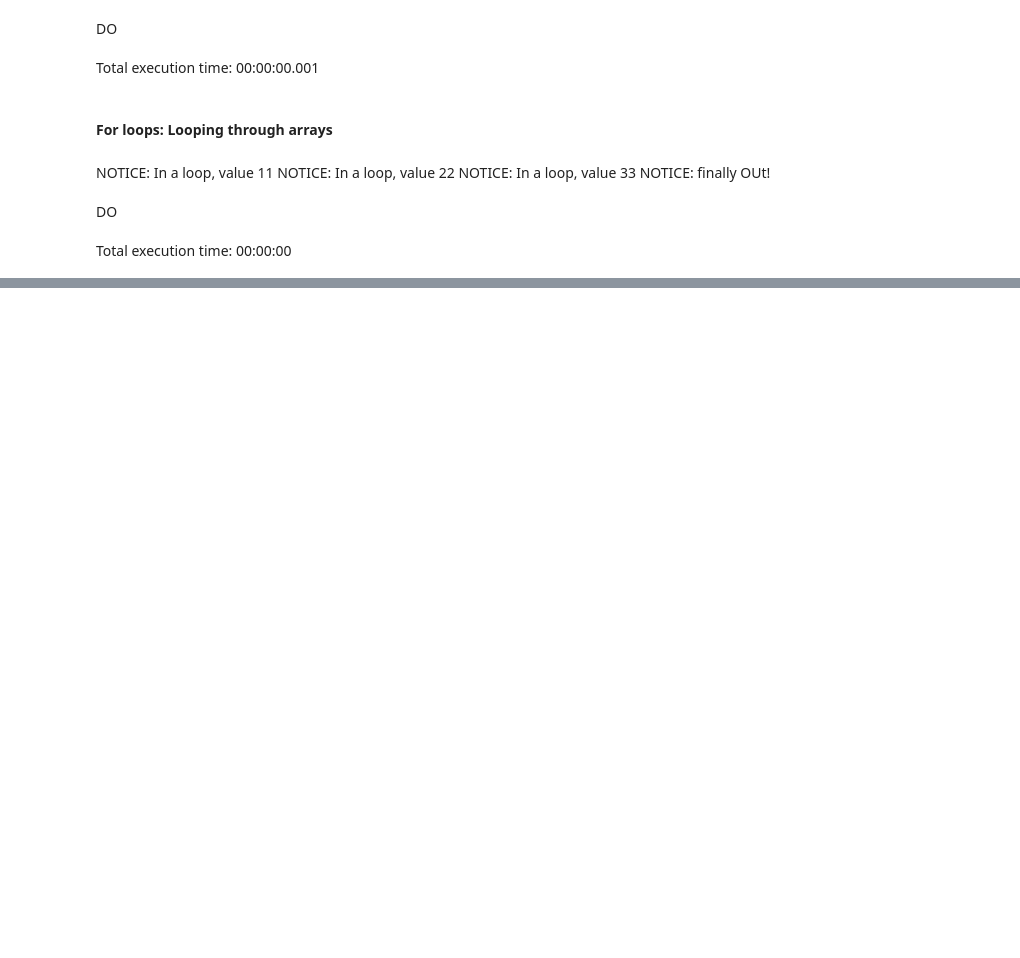
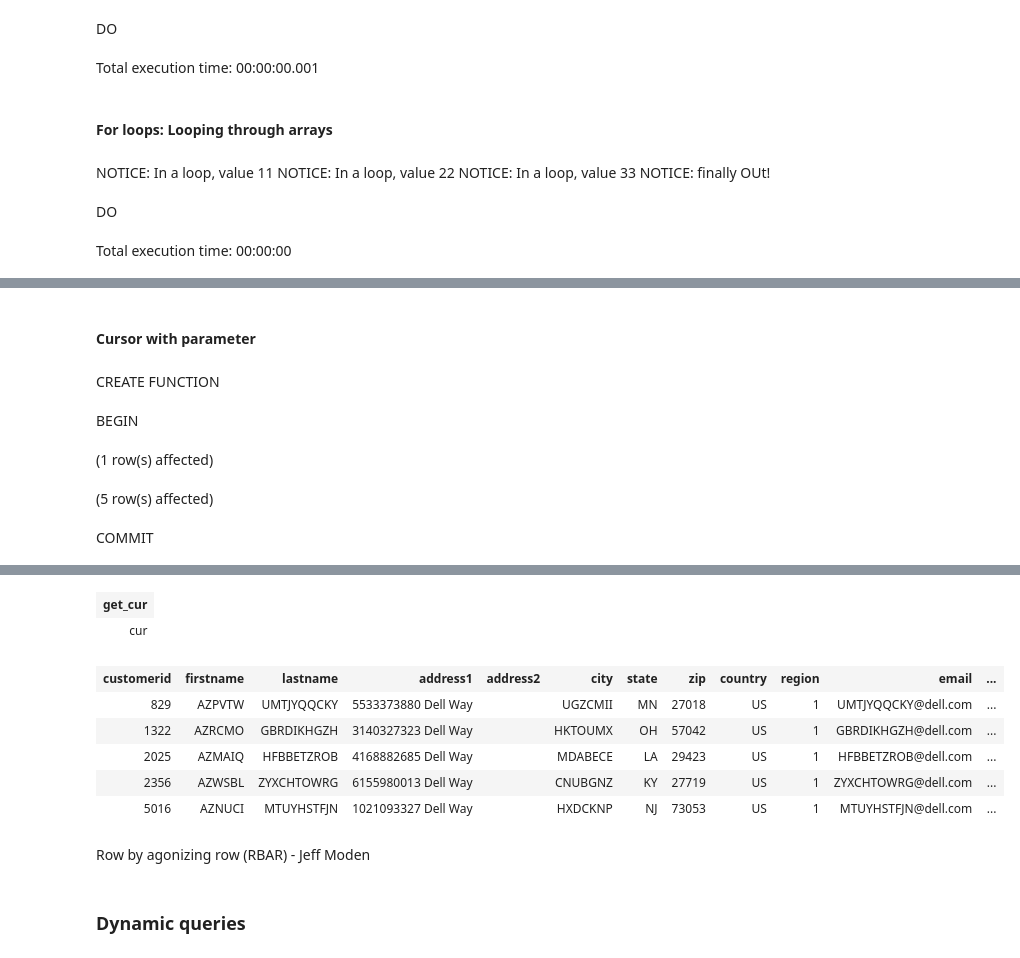
Before and after one commit to yaowenqiang/capturing_logic_with_custom_functions_in_postgresql, a Jupyter notebook: Notebook-1.ipynb, the cells around one changed output, grey strips where cells are left out. Drawn from its saved outputs; the diff is of its cells as text; code cells hidden in the pictures; blank space fills up the shorter version.

```diff
--- a/Notebook-1.ipynb
+++ b/Notebook-1.ipynb
@@ -964,0 +1020,28 @@ Total execution time: 00:00:00
+# %% [markdown]
+#### Cursor with parameter
+# %%
+CREATE OR REPLACE FUNCTION get_cur(prefix varchar)
+    RETURNS refcursor
+    LANGUAGE plpgsql AS
+$$
+DECLARE
+    cur CURSOR (p varchar) FOR
+        SELECT *
+        FROM customers
+        WHERE firstname LIKE p || '%';
+BEGIN
+    OPEN cur(prefix);
+    RETURN cur;
+END;
+$$;
+
+BEGIN;
+SELECT get_cur('AZ');
+FETCH 5 FROM cur;
+COMMIT;
+# %% [output]
+CREATE FUNCTION
+BEGIN
+(1 row(s) affected)
+(5 row(s) affected)
+COMMIT
@@ -964,0 +1049,12 @@ Total execution time: 00:00:00
+| get_cur |
+| cur |
+| customerid | firstname | lastname | address1 | address2 | city | state | zip | country | region | email | ... |
+| 829 | AZPVTW | UMTJYQQCKY | 5533373880 Dell Way |  | UGZCMII | MN | 27018 | US | 1 | UMTJYQQCKY@dell.com | ... |
+| 1322 | AZRCMO | GBRDIKHGZH | 3140327323 Dell Way |  | HKTOUMX | OH | 57042 | US | 1 | GBRDIKHGZH@dell.com | ... |
+| 2025 | AZMAIQ | HFBBETZROB | 4168882685 Dell Way |  | MDABECE | LA | 29423 | US | 1 | HFBBETZROB@dell.com | ... |
+| 2356 | AZWSBL | ZYXCHTOWRG | 6155980013 Dell Way |  | CNUBGNZ | KY | 27719 | US | 1 | ZYXCHTOWRG@dell.com | ... |
+| 5016 | AZNUCI | MTUYHSTFJN | 1021093327 Dell Way |  | HXDCKNP | NJ | 73053 | US | 1 | MTUYHSTFJN@dell.com | ... |
+# %% [markdown]
+Row by agonizing row (RBAR) - Jeff Moden
+# %% [markdown]
+### Dynamic queries
```
Also changed, not shown: parts of 17 cells of this notebook.
